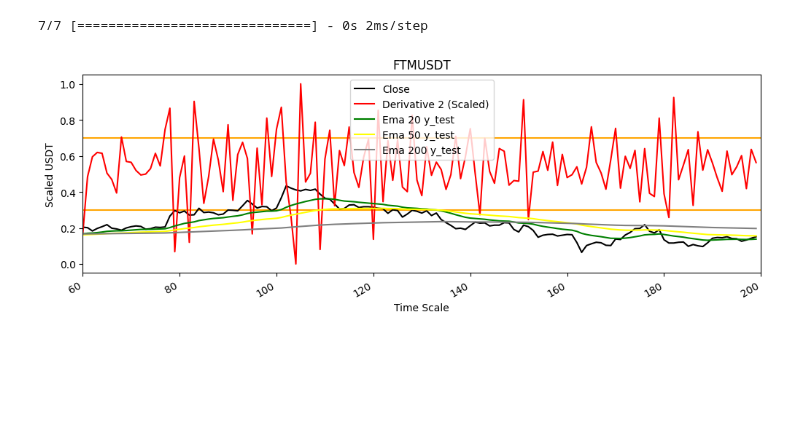
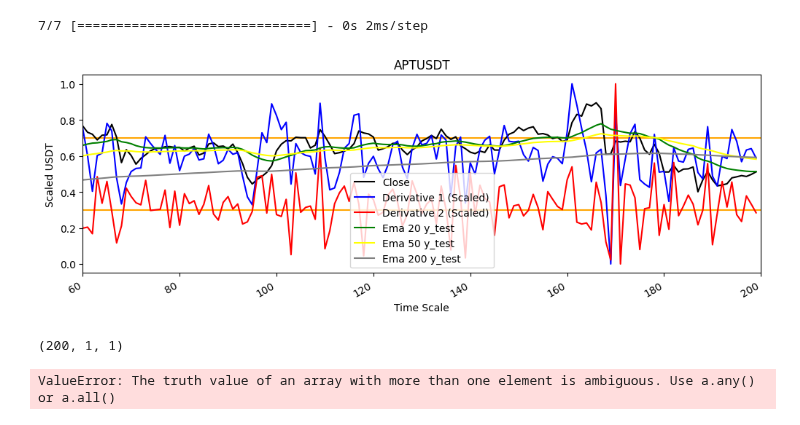
Before and after one commit to luisgomezzz/luchocrypto, a Jupyter notebook: predictor/NOTEBOOK.ipynb, the cells around one changed output. Saved outputs shown, nothing was run; the diff lists cells and outputs as text; code cells hidden in the pictures; blank space fills up the shorter version.

```diff
--- a/predictor/NOTEBOOK.ipynb
+++ b/predictor/NOTEBOOK.ipynb
@@ -10,7 +10,7 @@ import constantes as cons
 import keras
 import pandas_ta as ta
 
-symbol =  str.upper('ftm'+'USDT')
+symbol =  str.upper('apt'+'USDT')
 client = cons.client
 
 umbralbajo=0.3
@@ -99,33 +99,56 @@ ema_deriv2 = MinMaxScaler(feature_range=(0, 1)).fit_transform(ema_deriv2)
 ema_y_test_20=ema(y_test,20)
 ema_y_test_50=ema(y_test,50)
 ema_y_test_200=ema(y_test,200)
 
-
 #grafica
 
 plt.figure(figsize=(12, 4))
 plt.xlim(60,len(y_test))
 plt.axhline(y = umbralalto, color = 'orange', linestyle = '-')
 #plt.axhline(y = 0.5, color = 'GREY', linestyle = '-')
 plt.axhline(y = umbralbajo, color = 'orange', linestyle = '-')
 plt.plot(y_test, label='Close',color = 'black')
 time_index = range(n_steps-1, n_steps-1+len(y_pred))
 #plt.plot( y_pred[:, -1, 0], label='Prediction',color = 'blue')
-#plt.plot(deriv_y_pred_scaled, label='Derivative 1 (Scaled)',color = 'green')
+plt.plot(deriv_y_pred_scaled, label='Derivative 1 (Scaled)',color = 'blue')
 plt.plot( deriv_y_pred_scaled2, label='Derivative 2 (Scaled)', color='red')
 #plt.plot( ema_deriv, label='Ema Derivative 1 (Scaled)', color='green')
 #plt.plot( ema_deriv2, label='Ema Derivative 2 (Scaled)', color='orange')
 
 plt.plot( ema_y_test_20, label='Ema 20 y_test', color='green')
 plt.plot( ema_y_test_50, label='Ema 50 y_test', color='yellow')
 plt.plot( ema_y_test_200, label='Ema 200 y_test', color='grey')
 plt.xlabel('Time Scale')
 plt.ylabel('Scaled USDT')
 plt.legend()
 plt.gcf().autofmt_xdate()
 plt.title(symbol)
 #plt.grid()
 plt.show()
 # %% [output]
 7/7 [==============================] - 0s 2ms/step
-[figure, old version]
+[figure, new version]
+# %%
+from backtesting import Backtest, Strategy
+
+class predictor2Strategy(Strategy):
+    def init(self):
+        price = self.data.Close
+        self.ema20 = ema(price, 20)
+        self.ema50 = ema(price, 50)
+        self.ema200 = ema(price, 200)
+        self.deriv_y_pred_scaled2 = deriv_y_pred_scaled2
+        print(y_pred.shape)
+    def next(self):
+        if self.ema20 > self.ema50 > self.ema200 and deriv_y_pred_scaled2 > umbralalto:
+            self.buy()
+        elif self.ema20 < self.ema50 < self.ema200 and deriv_y_pred_scaled2 < umbralbajo:
+            self.sell()
+
+bt = Backtest(data, predictor2Strategy, commission=.002, exclusive_orders=True)
+stats = bt.run()
+stats
+#bt.plot()
+# %% [output]
+(200, 1, 1)
+ValueError: The truth value of an array with more than one element is ambiguous. Use a.any() or a.all()
```
Also changed, not shown: parts of 1 cell of this notebook, 1 other file.
